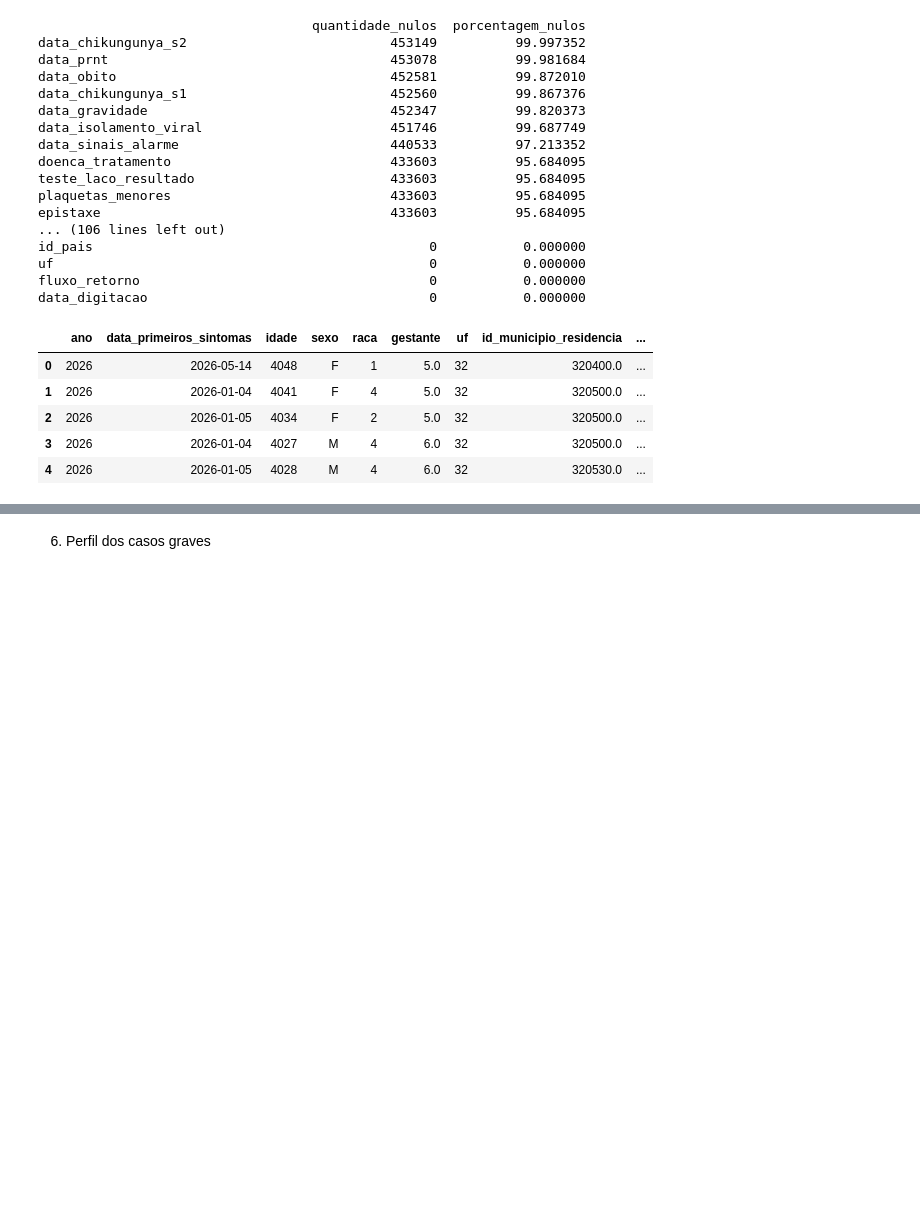
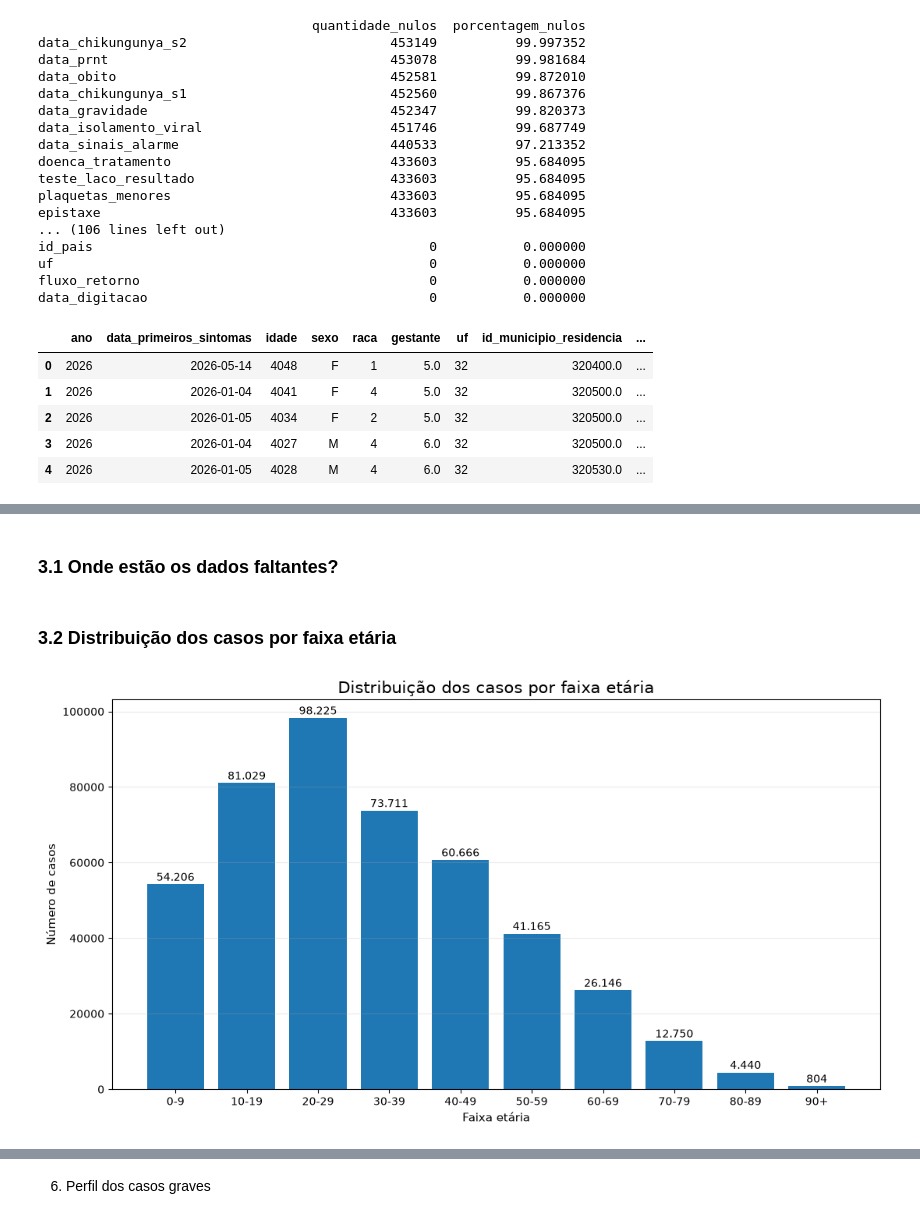
Before and after one commit to VannaGilio/medalhao_dengue, a Jupyter notebook: Notebook_2/dengue_26_melhorado.ipynb, the cells around one changed output, grey strips where cells are left out. Saved outputs shown, nothing was run; the diff lists cells and outputs as text; code cells hidden in the pictures; blank space fills up the shorter version.

```diff
--- a/Notebook_2/dengue_p.ipynb
+++ b/Notebook_2/dengue_26_melhorado.ipynb
@@ -4,7 +4,7 @@
 import pandas as pd
 # %%
 df = pd.read_csv(
-    "mosq_deng_csl.csv",
+    "mosq_deng_26_csl.csv",
     encoding="latin1",
     sep=","
 )
@@ -647,0 +801,36 @@ plt.show()
+# %% [markdown]
+### 3.1 Onde estão os dados faltantes?
+# %% [markdown]
+### 3.2 Distribuição dos casos por faixa etária
+# %%
+faixas = (
+    df_dengue["faixa_etaria"]
+    .value_counts()
+    .sort_index()
+)
+
+fig, ax = plt.subplots(figsize=(11, 6))
+
+barras = ax.bar(
+    faixas.index.astype(str),
+    faixas.values
+)
+
+ax.set_title("Distribuição dos casos por faixa etária")
+ax.set_xlabel("Faixa etária")
+ax.set_ylabel("Número de casos")
+
+for barra, valor in zip(barras, faixas.values):
+    ax.text(
+        barra.get_x() + barra.get_width() / 2,
+        valor + faixas.max() * 0.01,
+        f"{valor:,.0f}".replace(",", "."),
+        ha="center"
+    )
+
+ax.grid(axis="y", alpha=0.25)
+plt.xticks(rotation=0)
+plt.tight_layout()
+plt.show()
+# %% [output]
+[figure, added]
```
Also changed, not shown: parts of 27 cells of this notebook, 4 other files.
